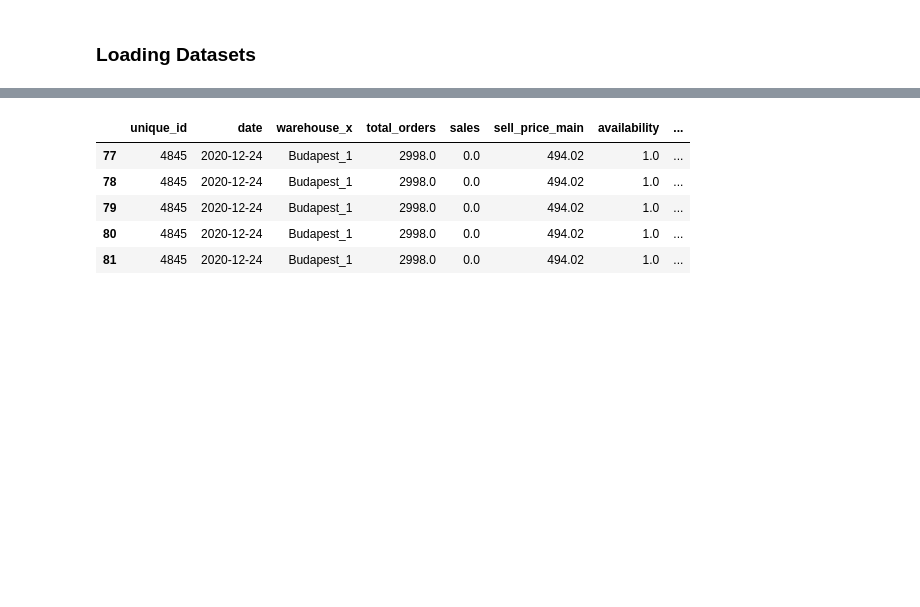
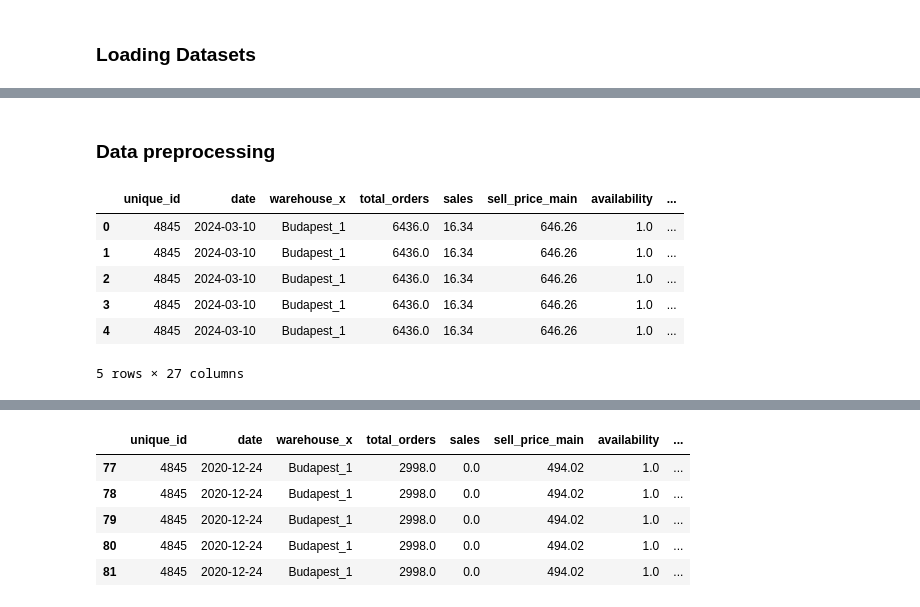
Before and after one commit to lmacakova/PFDA, a Jupyter notebook: pfda_project/project.ipynb, the cells around one changed output, grey strips where cells are left out. Cells and saved outputs as stored; diff of their text form; code cells hidden in the pictures; blank space fills up the shorter version.

```diff
--- a/pfda_project/project.ipynb
+++ b/pfda_project/project.ipynb
@@ -15,7 +15,7 @@ from sklearn.preprocessing import StandardScaler
 FILENAME= "calendar.csv"
 DATADIR = "../pfda_project/"
 
-calendar_df = pd.read_csv(DATADIR + FILENAME)
+calendar_df = pd.read_csv(DATADIR + FILENAME, header=0)
 # %%
 FILENAME= "inventory.csv"
 DATADIR = "../pfda_project/"
@@ -44,6 +213,18 @@ test_weights_df = pd.read_csv(DATADIR + FILENAME)
+# %% [markdown]
+### Data preprocessing
 # %%
 # Merge Data
 data = sales_train_df.merge(calendar_df, on='date', how='left').merge(inventory_df, on='unique_id', how='left')
+# %%
+data.head(1)
+# %% [output]
+|  | unique_id | date | warehouse_x | total_orders | sales | sell_price_main | availability | ... |
+| 0 | 4845 | 2024-03-10 | Budapest_1 | 6436.0 | 16.34 | 646.26 | 1.0 | ... |
+| 1 | 4845 | 2024-03-10 | Budapest_1 | 6436.0 | 16.34 | 646.26 | 1.0 | ... |
+| 2 | 4845 | 2024-03-10 | Budapest_1 | 6436.0 | 16.34 | 646.26 | 1.0 | ... |
+| 3 | 4845 | 2024-03-10 | Budapest_1 | 6436.0 | 16.34 | 646.26 | 1.0 | ... |
+| 4 | 4845 | 2024-03-10 | Budapest_1 | 6436.0 | 16.34 | 646.26 | 1.0 | ... |
+5 rows × 27 columns
 # %%
 # Date engeneering
 data['day_of_week'] = pd.to_datetime(data['date']).dt.dayofweek
```
Also changed, not shown: parts of 25 cells of this notebook.
